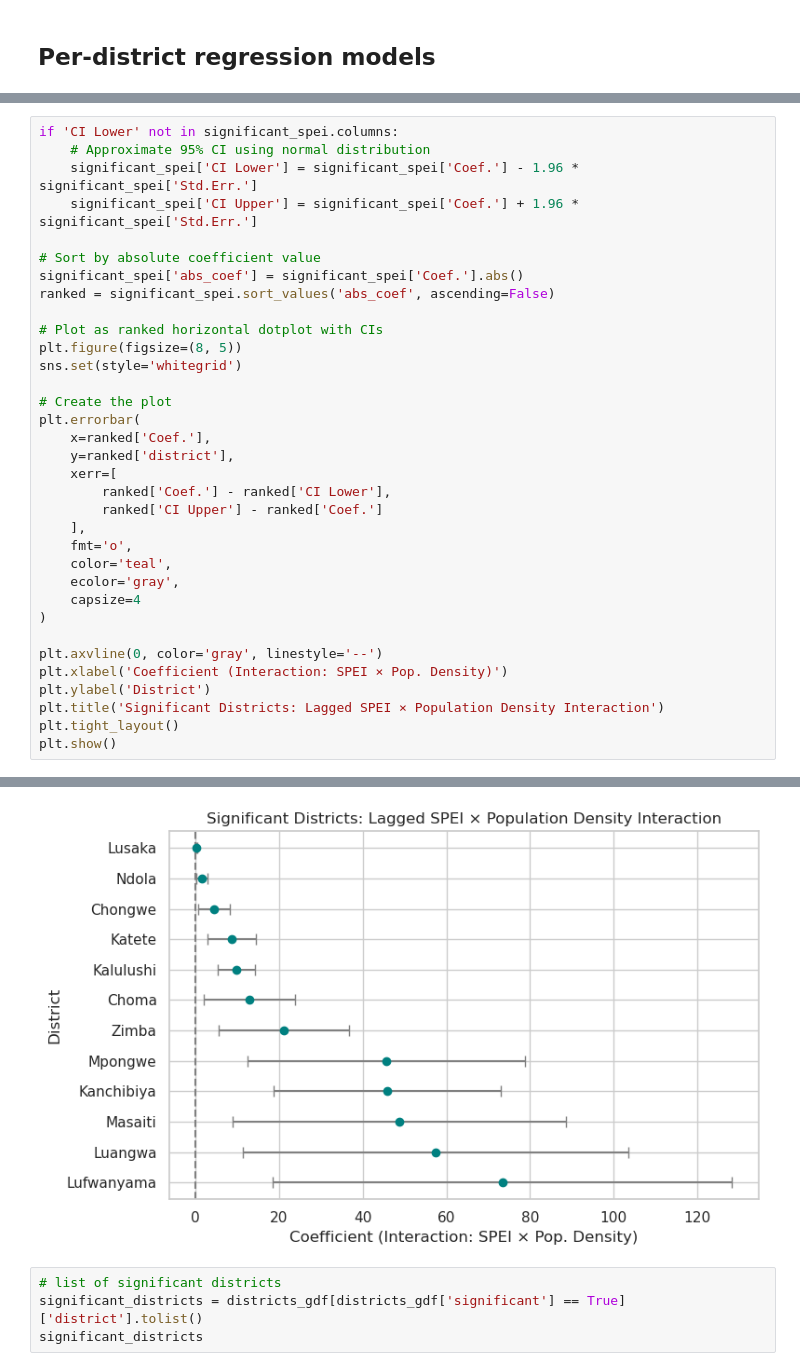
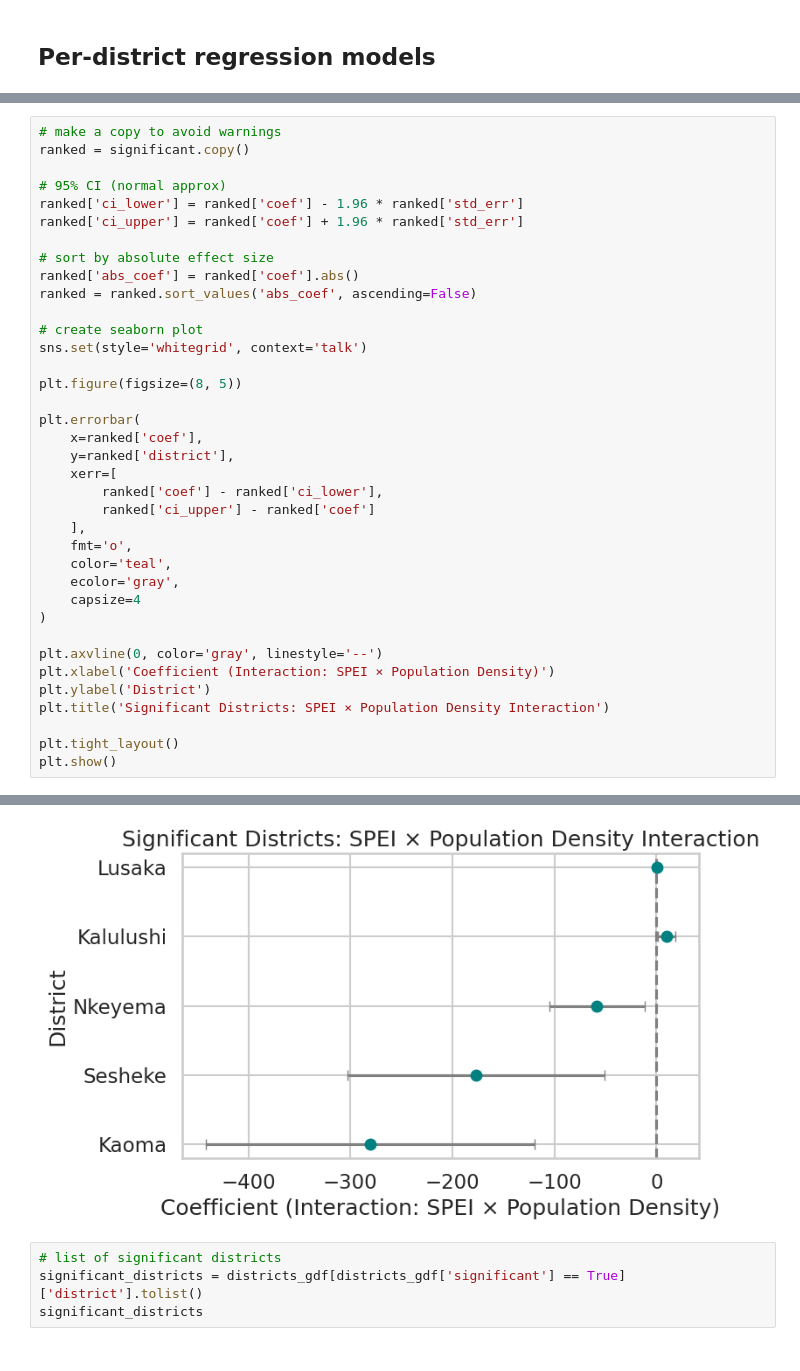
Before and after one commit to annamwaller/zambia, a Jupyter notebook: final/Regression/Regression_Modeling.ipynb, the cells around one changed output, grey strips where cells are left out. Cells and saved outputs as stored; diff of their text form.

Commit message:
fixing tables to incorporate spei change

```diff
--- a/final/Regression/Regression_Modeling.ipynb
+++ b/final/Regression/Regression_Modeling.ipynb
@@ -129,24 +121,26 @@ Significant districts (lagged SPEI effect): ['Choma', 'Chongwe', 'Kalulushi', 'K
 # %%
-if 'CI Lower' not in significant_spei.columns:
-    # Approximate 95% CI using normal distribution
-    significant_spei['CI Lower'] = significant_spei['Coef.'] - 1.96 * significant_spei['Std.Err.']
-    significant_spei['CI Upper'] = significant_spei['Coef.'] + 1.96 * significant_spei['Std.Err.']
+# make a copy to avoid warnings
+ranked = significant.copy()
 
-# Sort by absolute coefficient value
-significant_spei['abs_coef'] = significant_spei['Coef.'].abs()
-ranked = significant_spei.sort_values('abs_coef', ascending=False)
+# 95% CI (normal approx)
+ranked['ci_lower'] = ranked['coef'] - 1.96 * ranked['std_err']
+ranked['ci_upper'] = ranked['coef'] + 1.96 * ranked['std_err']
 
-# Plot as ranked horizontal dotplot with CIs
+# sort by absolute effect size
+ranked['abs_coef'] = ranked['coef'].abs()
+ranked = ranked.sort_values('abs_coef', ascending=False)
+
+# create seaborn plot
+sns.set(style='whitegrid', context='talk')
+
 plt.figure(figsize=(8, 5))
-sns.set(style='whitegrid')
 
-# Create the plot
 plt.errorbar(
-    x=ranked['Coef.'],
+    x=ranked['coef'],
     y=ranked['district'],
     xerr=[
-        ranked['Coef.'] - ranked['CI Lower'],
-        ranked['CI Upper'] - ranked['Coef.']
+        ranked['coef'] - ranked['ci_lower'],
+        ranked['ci_upper'] - ranked['coef']
     ],
     fmt='o',
     color='teal',
@@ -155,9 +149,10 @@ plt.errorbar(
 )
 
 plt.axvline(0, color='gray', linestyle='--')
-plt.xlabel('Coefficient (Interaction: SPEI × Pop. Density)')
+plt.xlabel('Coefficient (Interaction: SPEI × Population Density)')
 plt.ylabel('District')
-plt.title('Significant Districts: Lagged SPEI × Population Density Interaction')
+plt.title('Significant Districts: SPEI × Population Density Interaction')
+
 plt.tight_layout()
 plt.show()
 # %% [output]
@@ -169,4 +159,4 @@ See the caveats in the documentation: https://pandas.pydata.org/pandas-docs/stab
-[figure, old version]
+[figure, new version]
 # %%
 # list of significant districts
 significant_districts = districts_gdf[districts_gdf['significant'] == True]['district'].tolist()
```
Also changed, not shown: parts of 5 cells of this notebook.
